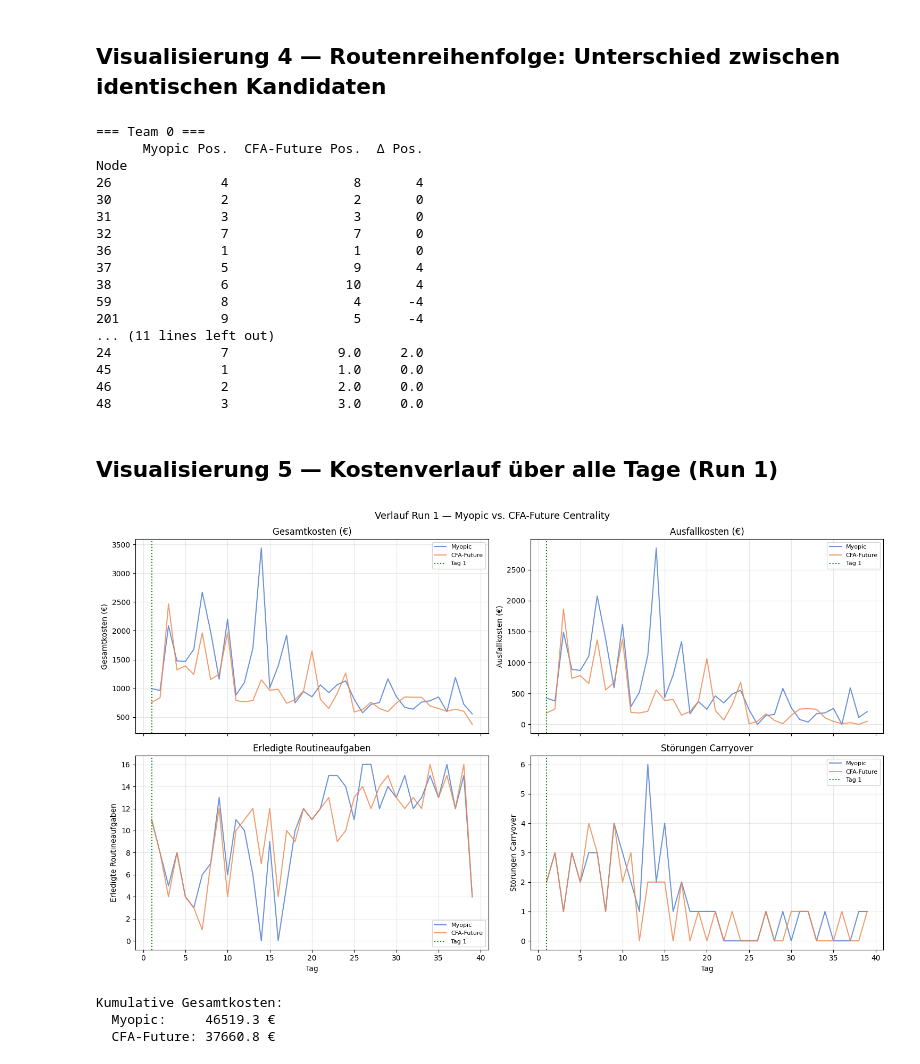
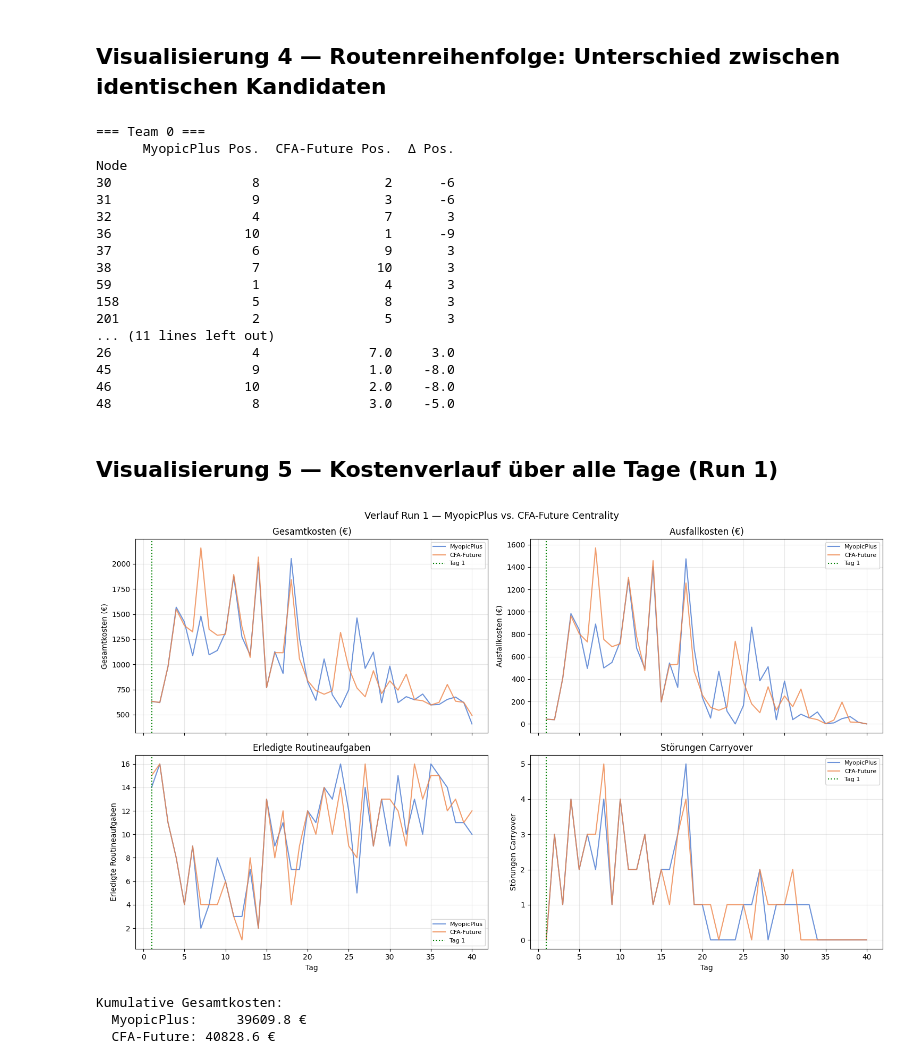
Before and after one commit to philipphuemmer/masterarbeit, a Jupyter notebook: notebooks/day1_comparison_myopic_cfa_future.ipynb, the cells around one changed output. Saved outputs shown, nothing was run; the diff lists cells and outputs as text; code cells hidden in the pictures.

```diff
--- a/notebooks/day1_comparison_myopic_cfa_future.ipynb
+++ b/notebooks/day1_comparison_myopic_cfa_future.ipynb
@@ -36,10 +36,10 @@ Projektroot: /home/philipphuemmer/workspace/masterarbeit
 Stationen: 397, Koordinaten inkl. Depot: 398
 Depot: [49.776414  9.938582]
 # %%
-# Lädt Run 1 für beide Modelle
-with open('logs/myopic_centrality/json/run_1.json') as f:
+# Lädt Run 147 für beide Modelle (Tag 1: nur 2 Störungen je Modell, kein Carryover)
+with open('logs/myopic_plus_centrality/json/run_147.json') as f:
     myopic = json.load(f)
-with open('logs/cfa_future_centrality/json/run_1.json') as f:
+with open('logs/cfa_future_centrality/json/run_147.json') as f:
     cfa = json.load(f)
 
 # Hour 8, Day 1 = Initialplan-Eintrag
@@ -214,12 +578,12 @@ def build_gantt_df(route_t0, route_t1, label):
             })
     return pd.DataFrame(rows)
 
-dm = build_gantt_df(mr0, mr1, 'Myopic')
+dm = build_gantt_df(mr0, mr1, 'MyopicPlus')
 dc = build_gantt_df(cr0, cr1, 'CFA-Future')
 
 fig, axes = plt.subplots(2, 2, figsize=(16, 7), sharey='row')
 
-for col, (df_g, model_name) in enumerate([(dm, 'Myopic Centrality'), (dc, 'CFA-Future Centrality')]):
+for col, (df_g, model_name) in enumerate([(dm, 'MyopicPlus Centrality'), (dc, 'CFA-Future Centrality')]):
     for row, tid in enumerate([0, 1]):
         ax = axes[row][col]
         team_df = df_g[df_g['team'] == tid].reset_index(drop=True)
@@ -276,9 +640,9 @@ metrics = {
 
 rows = []
 for key, label in metrics.items():
-    rows.append({'Metrik': label, 'Myopic': md1[key], 'CFA-Future': cd1[key]})
+    rows.append({'Metrik': label, 'MyopicPlus': md1[key], 'CFA-Future': cd1[key]})
 comparison_df = pd.DataFrame(rows).set_index('Metrik')
-comparison_df['Δ (CFA-Future − Myopic)'] = comparison_df['CFA-Future'] - comparison_df['Myopic']
-comparison_df['Δ%'] = (comparison_df['Δ (CFA-Future − Myopic)'] / comparison_df['Myopic'].replace(0, np.nan) * 100).round(1)
+comparison_df['Δ (CFA-Future − MyopicPlus)'] = comparison_df['CFA-Future'] - comparison_df['MyopicPlus']
+comparison_df['Δ%'] = (comparison_df['Δ (CFA-Future − MyopicPlus)'] / comparison_df['MyopicPlus'].replace(0, np.nan) * 100).round(1)
 print(comparison_df.round(2).to_string())
 # %% [output]
@@ -315,7 +679,7 @@ for i, (label, color, mv, cv) in enumerate(zip(cost_labels, cost_colors, myopic_
     bottom_m += mv
     bottom_c += cv
 ax.set_xticks([0, 1])
-ax.set_xticklabels(['Myopic', 'CFA-Future'], fontsize=11)
+ax.set_xticklabels(['MyopicPlus', 'CFA-Future'], fontsize=11)
 ax.set_ylabel('Kosten (€)')
 ax.set_title('Kostenstruktur Tag 1 (gestapelt)')
 ax.legend(fontsize=9)
@@ -323,7 +687,7 @@ ax.bar_label(ax.containers[0], fmt='%.0f', label_type='center', fontsize=8, colo
 
 # Gruppierten Balken (Ausfallkosten separat hervorheben)
 ax2 = axes[1]
-bars_m = ax2.bar(x - width/2, myopic_vals, width, label='Myopic', color='#4878d0', alpha=0.8)
+bars_m = ax2.bar(x - width/2, myopic_vals, width, label='MyopicPlus', color='#4878d0', alpha=0.8)
 bars_c = ax2.bar(x + width/2, cfa_vals, width, label='CFA-Future', color='#ee854a', alpha=0.8)
 ax2.set_xticks(x)
 ax2.set_xticklabels(cost_labels)
@@ -333,10 +697,10 @@ ax2.legend(fontsize=9)
 ax2.bar_label(bars_m, fmt='%.0f', fontsize=8, padding=2)
 ax2.bar_label(bars_c, fmt='%.0f', fontsize=8, padding=2)
 
-fig.suptitle('Tag 1, Run 1 — Myopic vs. CFA-Future Centrality', fontsize=13)
+fig.suptitle('Tag 1, Run 1 — MyopicPlus vs. CFA-Future Centrality', fontsize=13)
 plt.tight_layout()
 plt.show()
 
-print(f"\nAusfallkosten: Myopic {md1['downtime_cost_eur']:.1f}€ vs. CFA-Future {cd1['downtime_cost_eur']:.1f}€")
+print(f"\nAusfallkosten: MyopicPlus {md1['downtime_cost_eur']:.1f}€ vs. CFA-Future {cd1['downtime_cost_eur']:.1f}€")
 print(f"→ CFA-Future spart {md1['downtime_cost_eur'] - cd1['downtime_cost_eur']:.1f}€ ({(1 - cd1['downtime_cost_eur']/md1['downtime_cost_eur'])*100:.0f}%) Ausfallkosten")
 # %% [output]
@@ -347,7 +711,7 @@ Ausfallkosten: Myopic 425.2€ vs. CFA-Future 184.3€
 ## Visualisierung 4 — Routenreihenfolge: Unterschied zwischen identischen Kandidaten
 # %%
 def route_diff_table(route_m, route_c, team_id):
-    """Zeigt Positions-Unterschied zwischen Myopic und CFA-Future Reihenfolge."""
+    """Zeigt Positions-Unterschied zwischen MyopicPlus und CFA-Future Reihenfolge."""
     m_order = [s['node_idx'] for s in route_m]
     c_order = [s['node_idx'] for s in route_c]
 
@@ -357,7 +721,7 @@ def route_diff_table(route_m, route_c, team_id):
     for node in all_nodes:
         m_pos = m_order.index(node) + 1 if node in m_order else None
         c_pos = c_order.index(node) + 1 if node in c_order else None
-        rows.append({'Node': node, 'Myopic Pos.': m_pos, 'CFA-Future Pos.': c_pos,
+        rows.append({'Node': node, 'MyopicPlus Pos.': m_pos, 'CFA-Future Pos.': c_pos,
                      'Δ Pos.': (c_pos - m_pos) if (m_pos and c_pos) else None})
     return pd.DataFrame(rows).set_index('Node')
 
@@ -368,22 +732,22 @@ print("=== Team 1 ===")
 print(route_diff_table(mr1, cr1, 1).to_string())
 # %% [output]
 === Team 0 ===
-      Myopic Pos.  CFA-Future Pos.  Δ Pos.
+      MyopicPlus Pos.  CFA-Future Pos.  Δ Pos.
 Node
-26              4                8       4
-30              2                2       0
-31              3                3       0
-32              7                7       0
-36              1                1       0
-37              5                9       4
-38              6               10       4
-59              8                4      -4
-201             9                5      -4
+30                  8                2      -6
+31                  9                3      -6
+32                  4                7       3
+36                 10                1      -9
+37                  6                9       3
+38                  7               10       3
+59                  1                4       3
+158                 5                8       3
+201                 2                5       3
 ... (11 lines left out)
-24              7              9.0     2.0
-45              1              1.0     0.0
-46              2              2.0     0.0
-48              3              3.0     0.0
+26                  4              7.0     3.0
+45                  9              1.0    -8.0
+46                 10              2.0    -8.0
+48                  8              3.0    -5.0
 # %% [markdown]
 ## Visualisierung 5 — Kostenverlauf über alle Tage (Run 1)
 # %%
@@ -402,39 +766,39 @@ def days_to_df(run_json, label):
         })
     return pd.DataFrame(rows)
 
-dm_all = days_to_df(myopic, 'Myopic')
+dm_all = days_to_df(myopic, 'MyopicPlus')
 dc_all = days_to_df(cfa, 'CFA-Future')
 
 fig, axes = plt.subplots(2, 2, figsize=(15, 9), sharex=True)
 
 plots = [
     ('total_cost', 'Gesamtkosten (€)', axes[0][0]),
     ('downtime_cost', 'Ausfallkosten (€)', axes[0][1]),
     ('n_completed', 'Erledigte Routineaufgaben', axes[1][0]),
     ('carryover', 'Störungen Carryover', axes[1][1]),
 ]
 
 for col, label, ax in plots:
-    ax.plot(dm_all['day'], dm_all[col], label='Myopic', color='#4878d0', alpha=0.8, lw=1.5)
+    ax.plot(dm_all['day'], dm_all[col], label='MyopicPlus', color='#4878d0', alpha=0.8, lw=1.5)
     ax.plot(dc_all['day'], dc_all[col], label='CFA-Future', color='#ee854a', alpha=0.8, lw=1.5)
     ax.axvline(1, color='green', linestyle=':', lw=1.5, label='Tag 1')
     ax.set_ylabel(label)
     ax.set_title(label)
     ax.legend(fontsize=8)
     ax.grid(alpha=0.3)
 
 for ax in axes[1]:
     ax.set_xlabel('Tag')
 
-fig.suptitle('Verlauf Run 1 — Myopic vs. CFA-Future Centrality', fontsize=13)
+fig.suptitle('Verlauf Run 1 — MyopicPlus vs. CFA-Future Centrality', fontsize=13)
 plt.tight_layout()
 plt.show()
 
 print(f"Kumulative Gesamtkosten:")
-print(f"  Myopic:     {dm_all['total_cost'].sum():.1f} €")
+print(f"  MyopicPlus:     {dm_all['total_cost'].sum():.1f} €")
 print(f"  CFA-Future: {dc_all['total_cost'].sum():.1f} €")
 # %% [output]
-[figure, old version]
+[figure, new version]
 Kumulative Gesamtkosten:
-  Myopic:     46519.3 €
-  CFA-Future: 37660.8 €
+  MyopicPlus:     39609.8 €
+  CFA-Future: 40828.6 €
```
Also changed, not shown: parts of 10 cells of this notebook, 3 other files.
